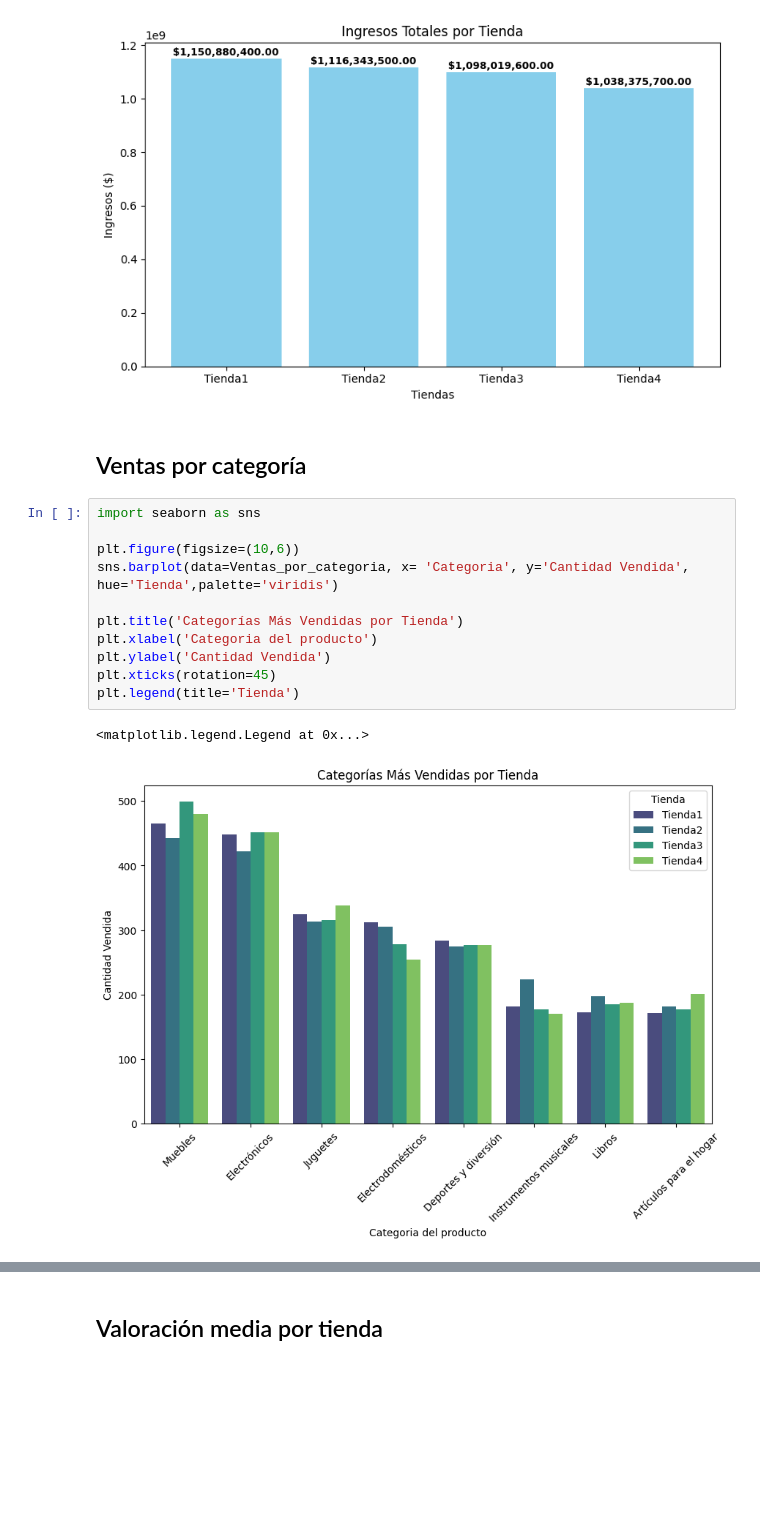
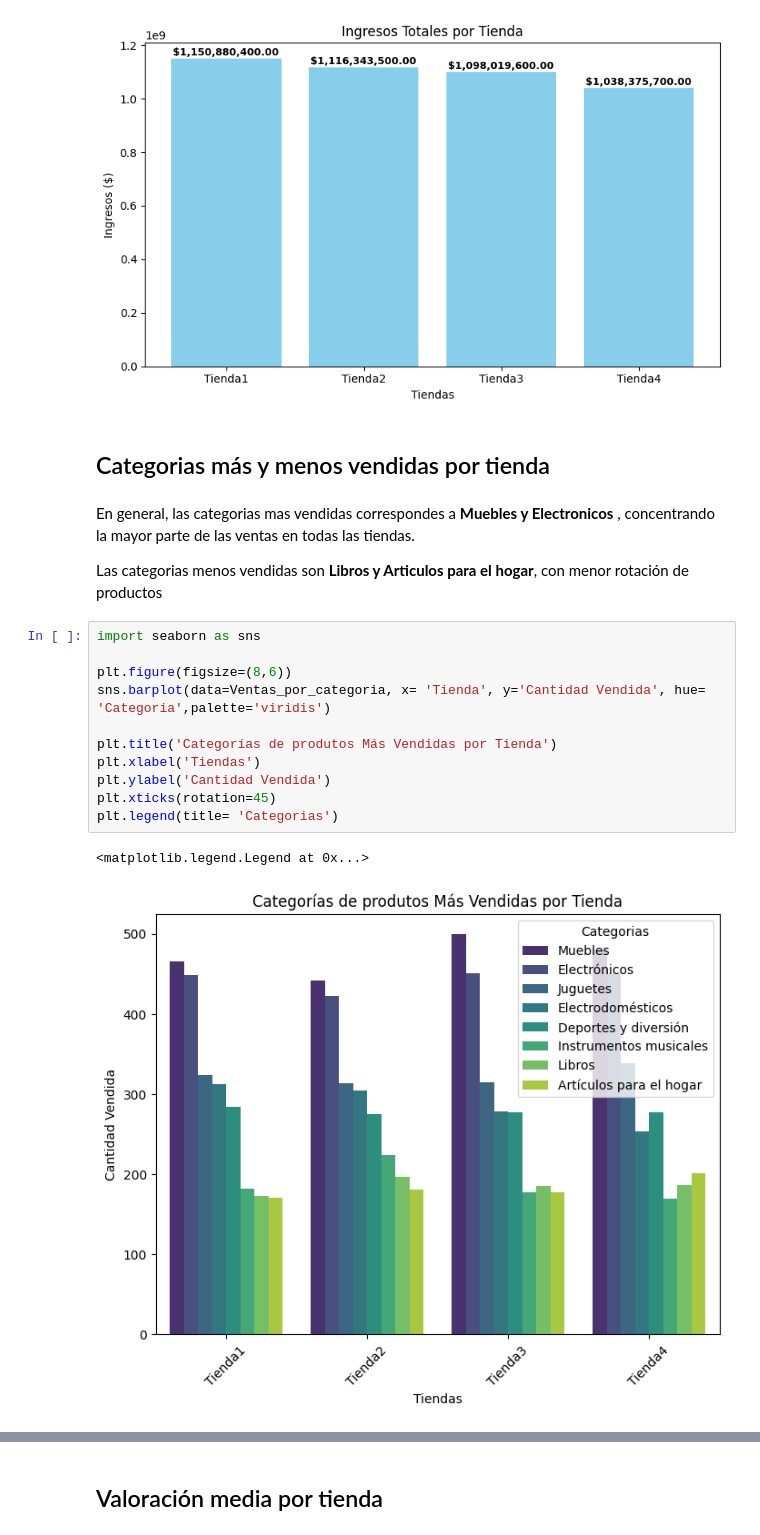
Before and after one commit to yaramirezte/Python-para-Data-Science-Challenge-AluraStore, a Jupyter notebook: AluraStoreLatam.ipynb, the cells around one changed output, grey strips where cells are left out. Drawn from its saved outputs; the diff is of its cells as text; blank space fills up the shorter version.

Commit message:
iniciar informe con visualizaciones

```diff
--- a/AluraStoreLatam.ipynb
+++ b/AluraStoreLatam.ipynb
@@ -685,19 +619,23 @@ plt.tight_layout()
 plt.show()
 # %% [output]
 [figure]
-# %% [markdown]
-## Ventas por categoría
+# %% [markdown]
+## Categorias más y menos vendidas por tienda
+# %% [markdown]
+En general, las categorias mas vendidas correspondes a **Muebles y Electronicos** , concentrando la mayor parte de las ventas en todas las tiendas.
+
+Las categorias menos vendidas son **Libros y Articulos para el hogar**, con menor rotación de productos
 # %%
 import seaborn as sns
 
-plt.figure(figsize=(10,6))
-sns.barplot(data=Ventas_por_categoria, x= 'Categoria', y='Cantidad Vendida', hue='Tienda',palette='viridis')
+plt.figure(figsize=(8,6))
+sns.barplot(data=Ventas_por_categoria, x= 'Tienda', y='Cantidad Vendida', hue= 'Categoria',palette='viridis')
 
-plt.title('Categorías Más Vendidas por Tienda')
-plt.xlabel('Categoria del producto')
+plt.title('Categorías de produtos Más Vendidas por Tienda')
+plt.xlabel('Tiendas')
 plt.ylabel('Cantidad Vendida')
 plt.xticks(rotation=45)
-plt.legend(title='Tienda')
+plt.legend(title= 'Categorias')
 # %% [output]
 <matplotlib.legend.Legend at 0x...>
-[figure, old version]
+[figure, new version]
```
Also changed, not shown: parts of 35 cells of this notebook.
